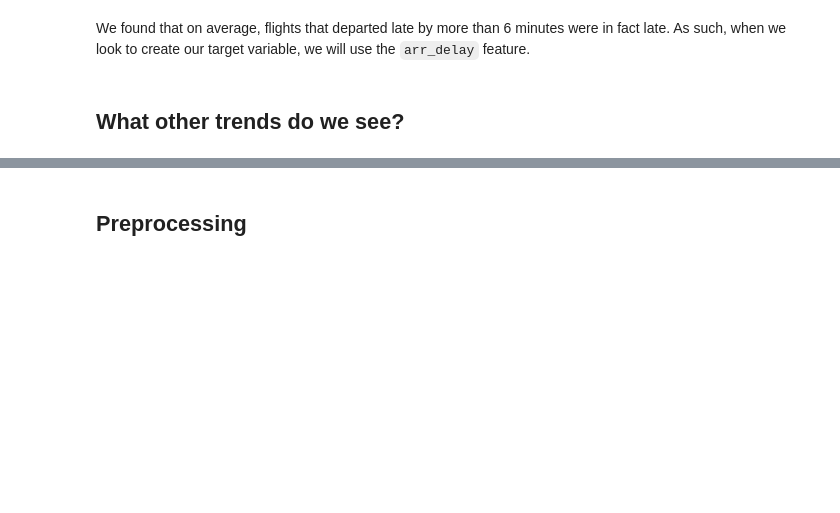
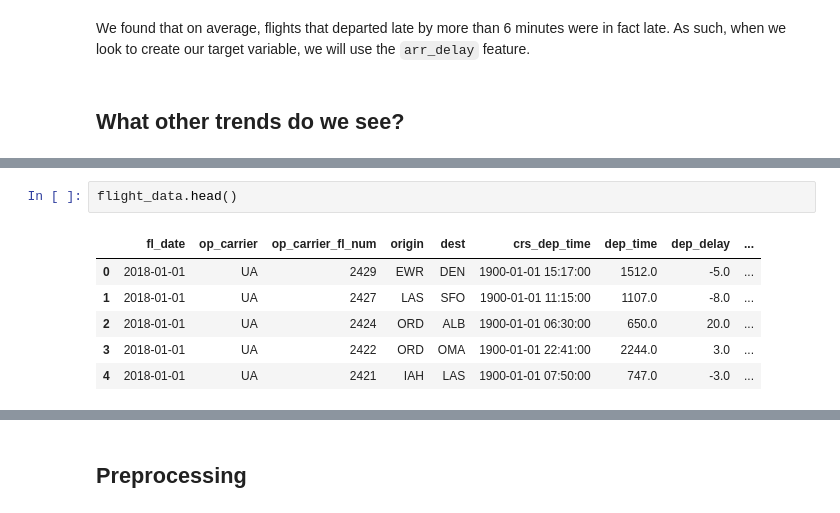
Before and after one commit to guedanie/flight_delay_predictor, a Jupyter notebook: final_notebook.ipynb, the cells around one changed output, grey strips where cells are left out. Cells and saved outputs as stored; diff of their text form; blank space fills up the shorter version.

```diff
--- a/final_notebook.ipynb
+++ b/final_notebook.ipynb
@@ -378,0 +380,9 @@ With this - I have enough information to move onto a first phase of modeling.
+# %%
+flight_data.head()
+# %% [output]
+|  | fl_date | op_carrier | op_carrier_fl_num | origin | dest | crs_dep_time | dep_time | dep_delay | ... |
+| 0 | 2018-01-01 | UA | 2429 | EWR | DEN | 1900-01-01 15:17:00 | 1512.0 | -5.0 | ... |
+| 1 | 2018-01-01 | UA | 2427 | LAS | SFO | 1900-01-01 11:15:00 | 1107.0 | -8.0 | ... |
+| 2 | 2018-01-01 | UA | 2424 | ORD | ALB | 1900-01-01 06:30:00 | 650.0 | 20.0 | ... |
+| 3 | 2018-01-01 | UA | 2422 | ORD | OMA | 1900-01-01 22:41:00 | 2244.0 | 3.0 | ... |
+| 4 | 2018-01-01 | UA | 2421 | IAH | LAS | 1900-01-01 07:50:00 | 747.0 | -3.0 | ... |
```
Also changed, not shown: parts of 30 cells of this notebook.
